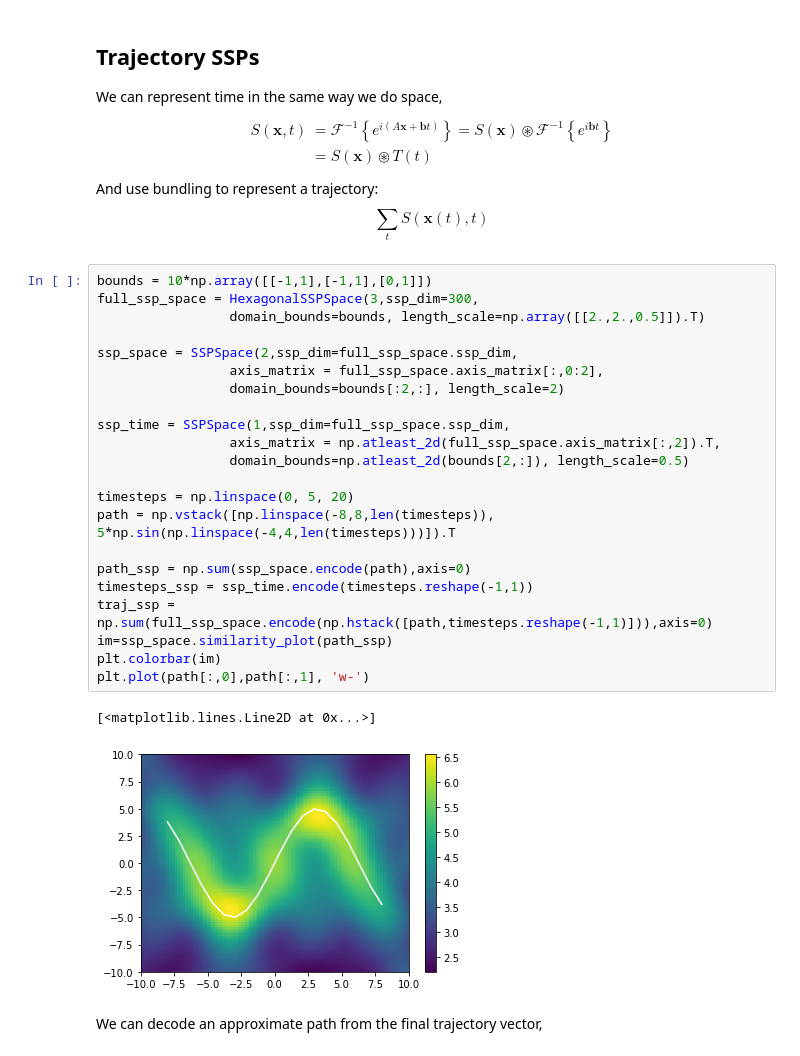
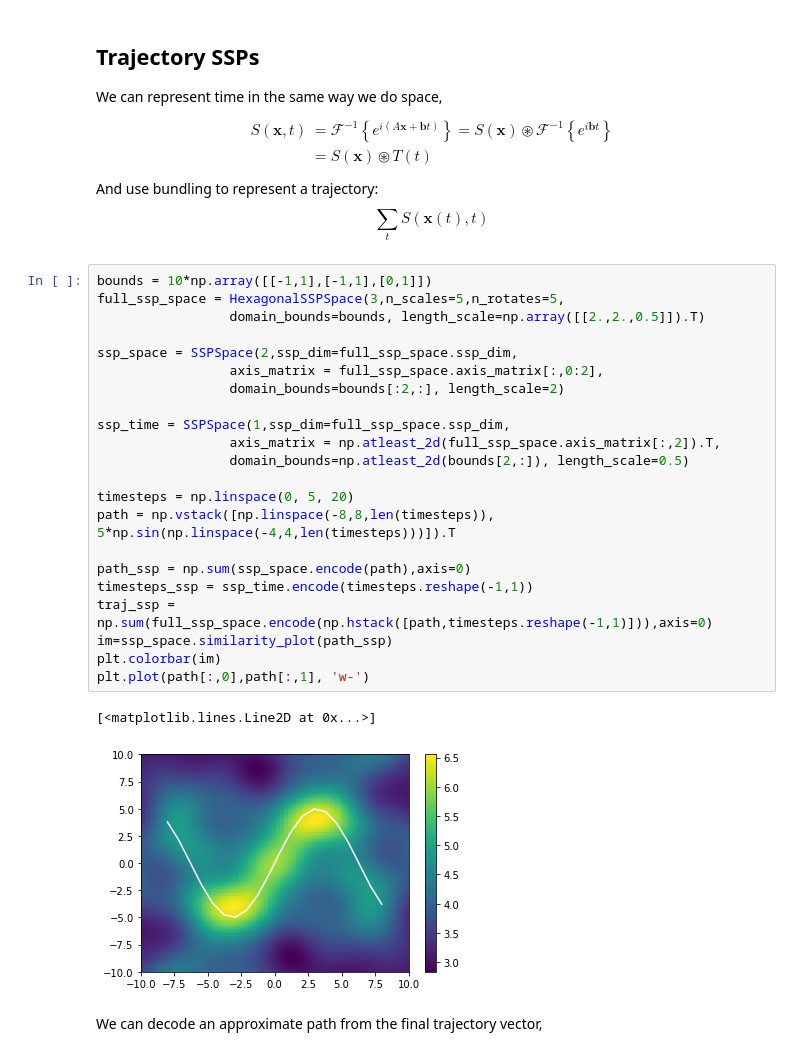
Before and after one commit to nsdumont/SSP-trajectories, a Jupyter notebook: Intro to SSPs.ipynb, the cells around one changed output. Drawn from its saved outputs; the diff is of its cells as text.

```diff
--- a/Intro to SSPs.ipynb
+++ b/Intro to SSPs.ipynb
@@ -82,29 +82,29 @@ And use bundling to represent a trajectory:
 $$  \sum_t S(\mathbf{x}(t),t)  $$
 # %%
 bounds = 10*np.array([[-1,1],[-1,1],[0,1]])
-full_ssp_space = HexagonalSSPSpace(3,ssp_dim=300,
+full_ssp_space = HexagonalSSPSpace(3,n_scales=5,n_rotates=5,
                  domain_bounds=bounds, length_scale=np.array([[2.,2.,0.5]]).T)
 
 ssp_space = SSPSpace(2,ssp_dim=full_ssp_space.ssp_dim,
                  axis_matrix = full_ssp_space.axis_matrix[:,0:2],
                  domain_bounds=bounds[:2,:], length_scale=2)
 
 ssp_time = SSPSpace(1,ssp_dim=full_ssp_space.ssp_dim,
                  axis_matrix = np.atleast_2d(full_ssp_space.axis_matrix[:,2]).T,
                  domain_bounds=np.atleast_2d(bounds[2,:]), length_scale=0.5)
 
 timesteps = np.linspace(0, 5, 20)
 path = np.vstack([np.linspace(-8,8,len(timesteps)), 5*np.sin(np.linspace(-4,4,len(timesteps)))]).T
 
 path_ssp = np.sum(ssp_space.encode(path),axis=0)
 timesteps_ssp = ssp_time.encode(timesteps.reshape(-1,1))
 traj_ssp = np.sum(full_ssp_space.encode(np.hstack([path,timesteps.reshape(-1,1)])),axis=0)
 im=ssp_space.similarity_plot(path_ssp)
 plt.colorbar(im)
 plt.plot(path[:,0],path[:,1], 'w-')
 # %% [output]
 [<matplotlib.lines.Line2D at 0x...>]
-[figure, old version]
+[figure, new version]
 # %% [markdown]
 We can decode an approximate path from the final trajectory vector,
 # %%
```
Also changed, not shown: parts of 2 cells of this notebook, 3 other files.
